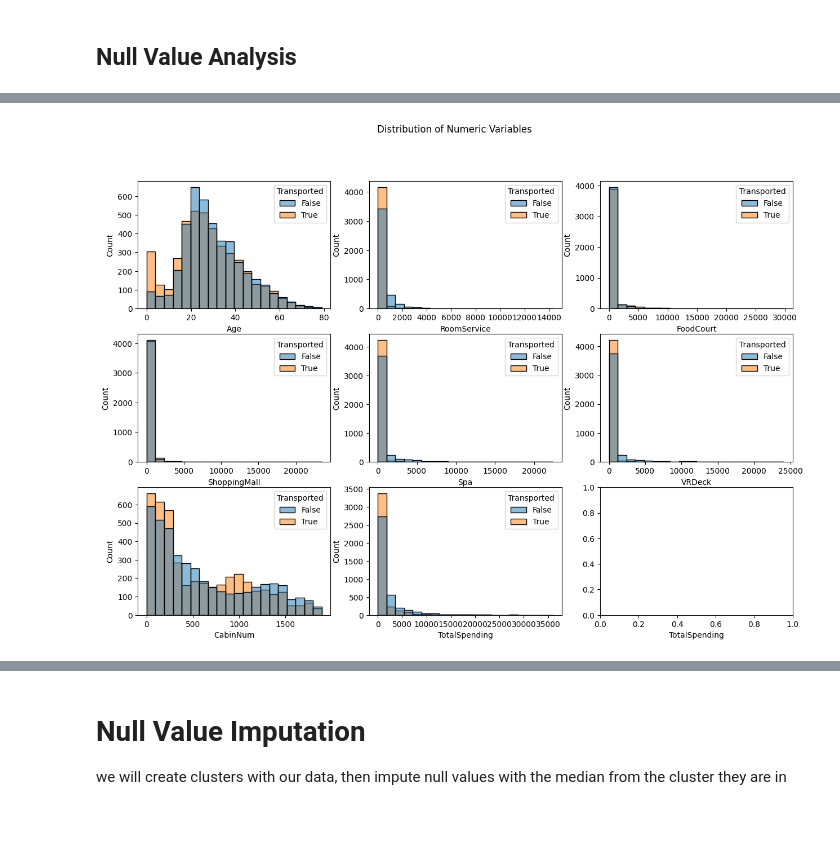
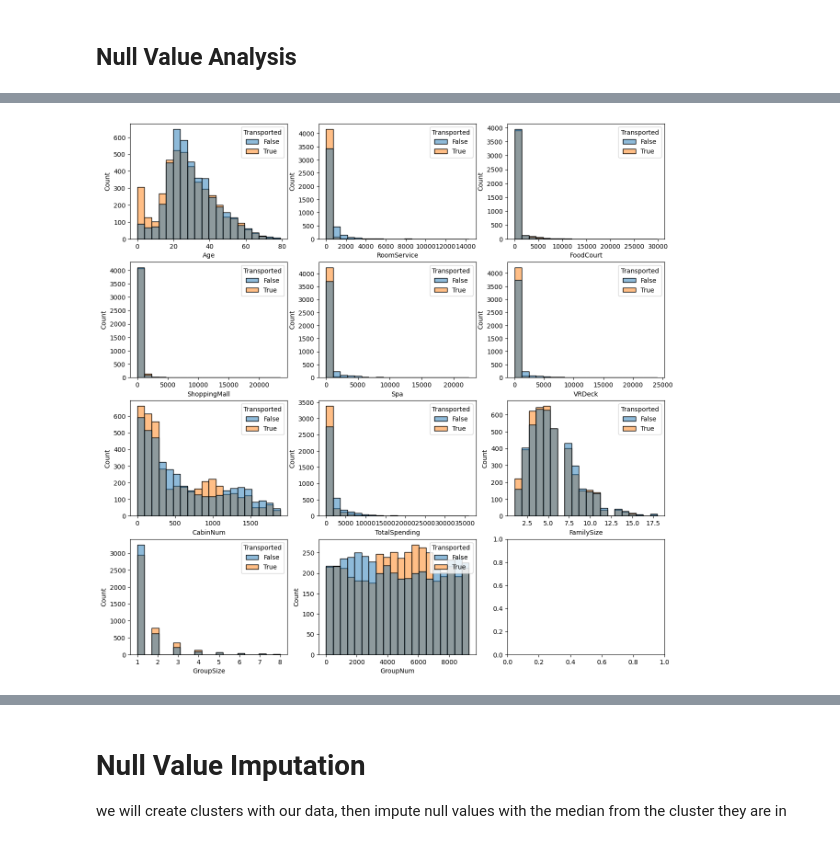
Before and after one commit to Mattcalcaterra/si618classwork, a Jupyter notebook: homework/SI_618_Homework_07.ipynb, the cells around one changed output, grey strips where cells are left out. Saved outputs shown, nothing was run; the diff lists cells and outputs as text; code cells hidden in the pictures.

```diff
--- a/homework/SI_618_Homework_07.ipynb
+++ b/homework/SI_618_Homework_07.ipynb
@@ -141,0 +162,4 @@ train_df.drop("Cabin", axis=1, inplace=True)
+# %%
+# Seperate Cabin into Deck, Room, Side
+test_df = seperate_cabin_data(test_df)
+train_df = seperate_cabin_data(train_df)
@@ -217,39 +307,16 @@ dtype: int64
-# %%
-# Get numeric colummn names
-numeric_vars = train_df.select_dtypes(include="number").columns.tolist()
-
-# Establish subplots
-fig, axes = plt.subplots(3, 3, figsize=(15, 10))
-
-
-# Loop through numeric columns and plot histograms on subplots
-for i in range(len(numeric_vars)):
-    if i < 3:
-        sns.histplot(
-            data=train_df,
-            x=numeric_vars[i],
-            hue="Transported",
-            bins=20,
-            ax=axes[0, i],
-        )
-    elif i > 5:
-        sns.histplot(
-            data=train_df,
-            x=numeric_vars[i],
-            hue="Transported",
-            bins=20,
-            ax=axes[2, (i - 6)],
-        )
-    else:
-        sns.histplot(
-            data=train_df,
-            x=numeric_vars[i],
-            hue="Transported",
-            bins=20,
-            ax=axes[1, (i - 3)],
-        )
-    plt.xlabel(f"{numeric_vars[i]}")
-plt.suptitle(f"Distribution of Numeric Variables")
-plt.show()
-# %% [output]
-[figure, removed]
+# %%
+numeric_vars = train_df.select_dtypes(include="number").columns.tolist()
+
+# Creates histograms for all numeric variables with seperate by Transported
+fig, axes = plt.subplots(4, 3, figsize=(15, 15))
+for i, ax in enumerate(axes.flatten()):
+    if i < len(numeric_vars):
+        sns.histplot(
+            data=train_df,
+            x=numeric_vars[i],
+            hue="Transported",
+            ax=ax,
+            bins=20,
+        )
+# %% [output]
+[figure, added]
```
Also changed, not shown: parts of 60 cells of this notebook, 1 other file.
